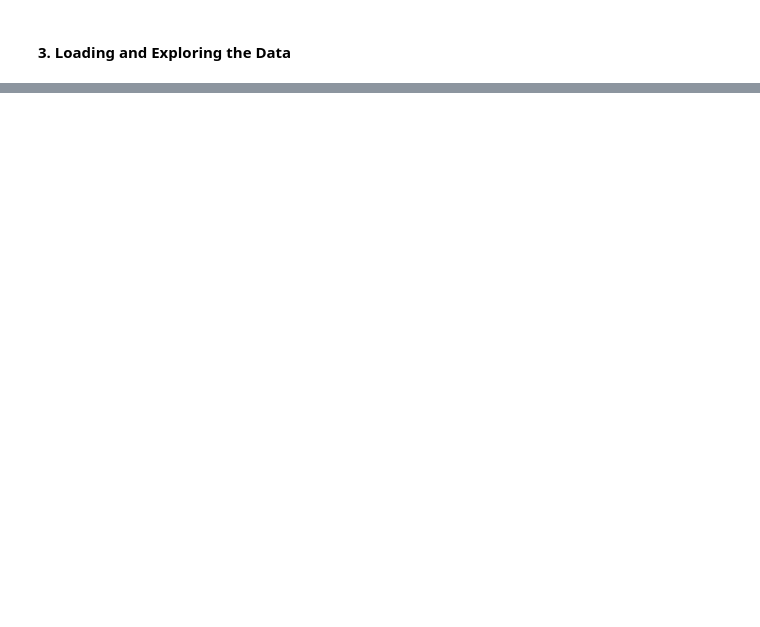
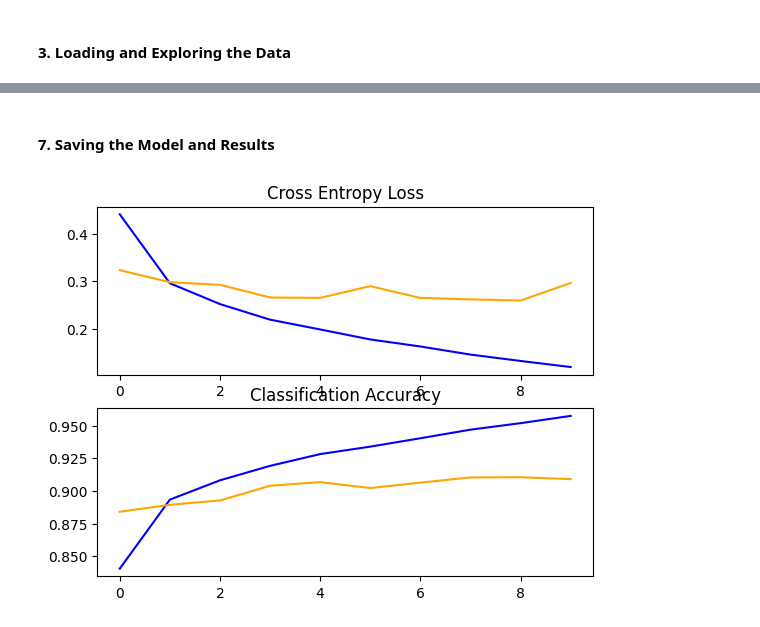
Before and after one commit to MugoDom/cnn-fashion-mnist, a Jupyter notebook: notebook/cnn_fashion_mnist.ipynb, the cells around one changed output, grey strips where cells are left out. Drawn from its saved outputs; the diff is of its cells as text; code cells hidden in the pictures; blank space fills up the shorter version.

```diff
--- a/notebook/cnn_fashion_mnist.ipynb
+++ b/notebook/cnn_fashion_mnist.ipynb
@@ -72,0 +109,3 @@ print('Test: X=%s, y=%s' % (testX.shape, testy.shape))
+# %%
+# Call the function to scale the pixels
+trainX, testX = scale_pixels(trainX, testX)
@@ -72,0 +131,13 @@ print('Test: X=%s, y=%s' % (testX.shape, testy.shape))
+# %%
+def model_definition():
+    model = Sequential()
+    model.add(Conv2D(32, (3, 3), activation='relu', kernel_initializer='he_uniform', input_shape=(28, 28, 1)))
+    model.add(MaxPooling2D((2, 2)))
+    model.add(Flatten())
+    model.add(Dense(100, activation='relu', kernel_initializer='he_uniform'))
+    model.add(Dense(10, activation='softmax'))
+
+    # compile model
+    opt = SGD(lr=0.01, momentum=0.9)
+    model.compile(optimizer=opt, loss='categorical_crossentropy', metrics=['accuracy'])
+    return model
@@ -72,0 +181,3 @@ print('Test: X=%s, y=%s' % (testX.shape, testy.shape))
+# %%
+# Call function to evaluate the model
+scores, histories = model_evaluation(trainX, trainY)
@@ -72,0 +188,22 @@ print('Test: X=%s, y=%s' % (testX.shape, testy.shape))
+# %% [markdown]
+#### 7. Saving the Model and Results
+# %%
+# plot diagnostic learning curves
+def summarize_diagnostics(histories):
+    for i in range(len(histories)):
+        # plot loss
+        pyplot.subplot(211)
+        pyplot.title('Cross Entropy Loss')
+        pyplot.plot(histories[i].history['loss'], color='blue', label='train')
+        pyplot.plot(histories[i].history['val_loss'], color='orange', label='test')
+
+        # plot accuracy
+        pyplot.subplot(212)
+        pyplot.title('Classification Accuracy')
+        pyplot.plot(histories[i].history['accuracy'], color='blue', label='train')
+        pyplot.plot(histories[i].history['val_accuracy'], color='orange', label='test')
+        pyplot.show()
+# %%
+summarize_diagnostics(histories)
+# %% [output]
+[figure, added]
```
Also changed, not shown: parts of 22 cells of this notebook.
